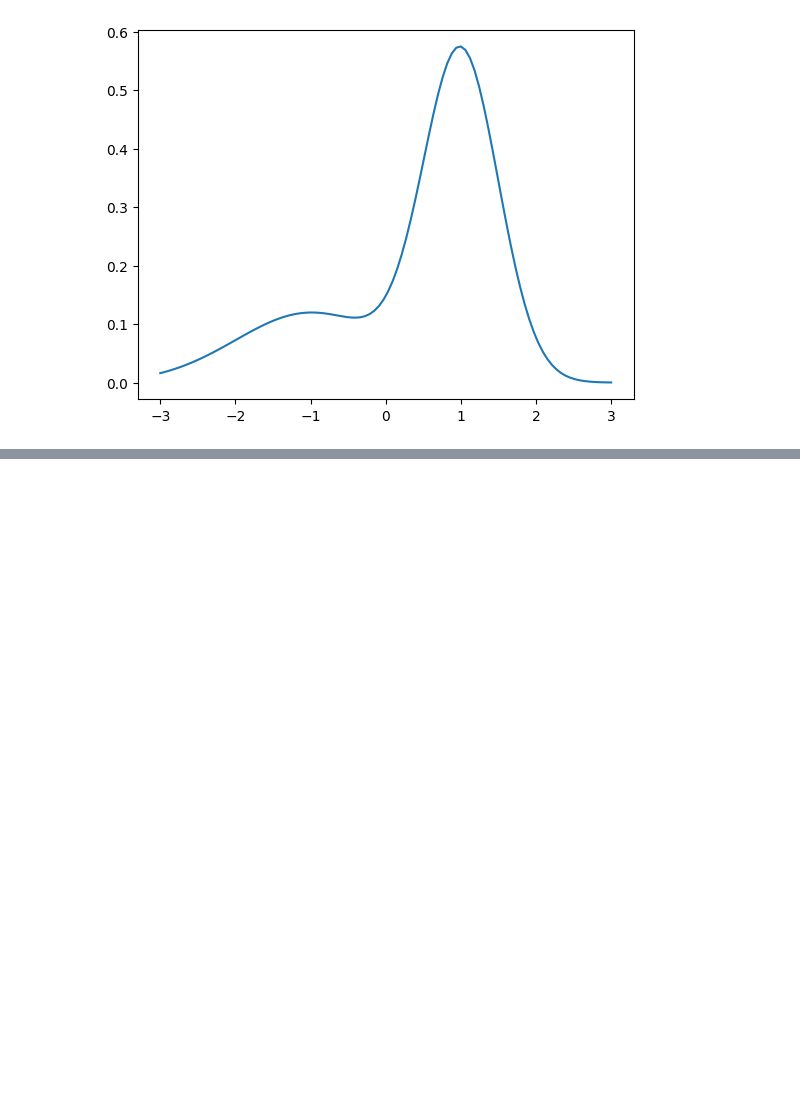
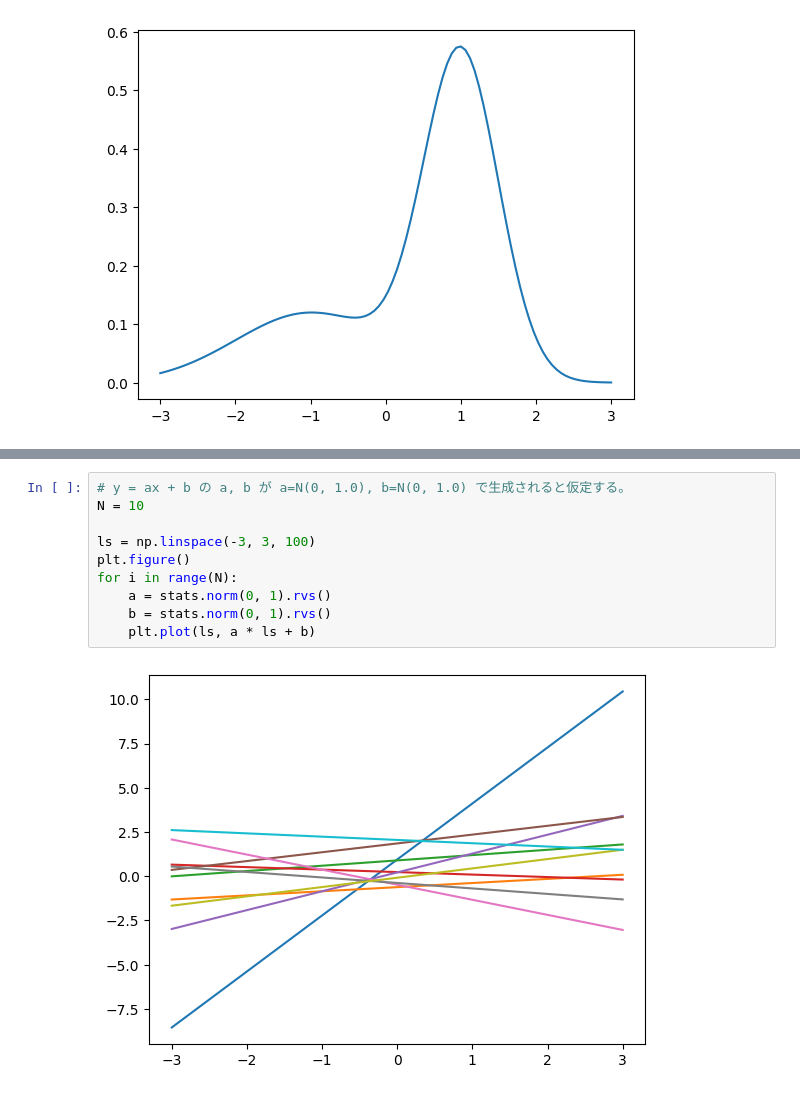
Before and after one commit to 1024xx4/bayes_machine_learning, a Jupyter notebook: probability_distribution.ipynb, the cells around one changed output, grey strips where cells are left out. Drawn from its saved outputs; the diff is of its cells as text; blank space fills up the shorter version.

```diff
--- a/probability_distribution.ipynb
+++ b/probability_distribution.ipynb
@@ -531,0 +539,12 @@ plt.plot(ls, mixture_pdf(mu, d1, d2, ls))
+# %%
+# y = ax + b の a, b が a=N(0, 1.0), b=N(0, 1.0) で生成されると仮定する。
+N = 10
+
+ls = np.linspace(-3, 3, 100)
+plt.figure()
+for i in range(N):
+    a = stats.norm(0, 1).rvs()
+    b = stats.norm(0, 1).rvs()
+    plt.plot(ls, a * ls + b)
+# %% [output]
+[figure, added]
```
Also changed, not shown: parts of 6 cells of this notebook.
